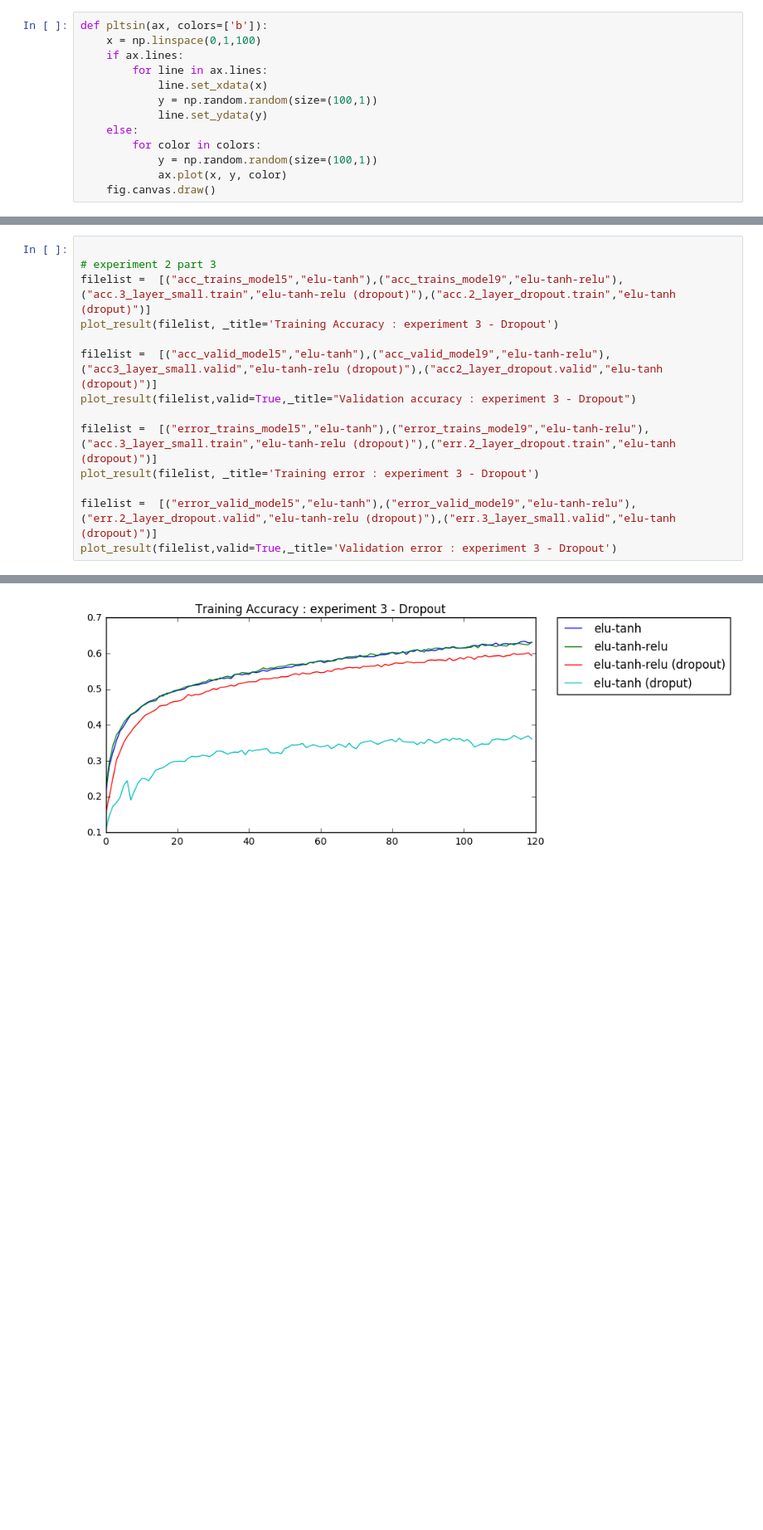
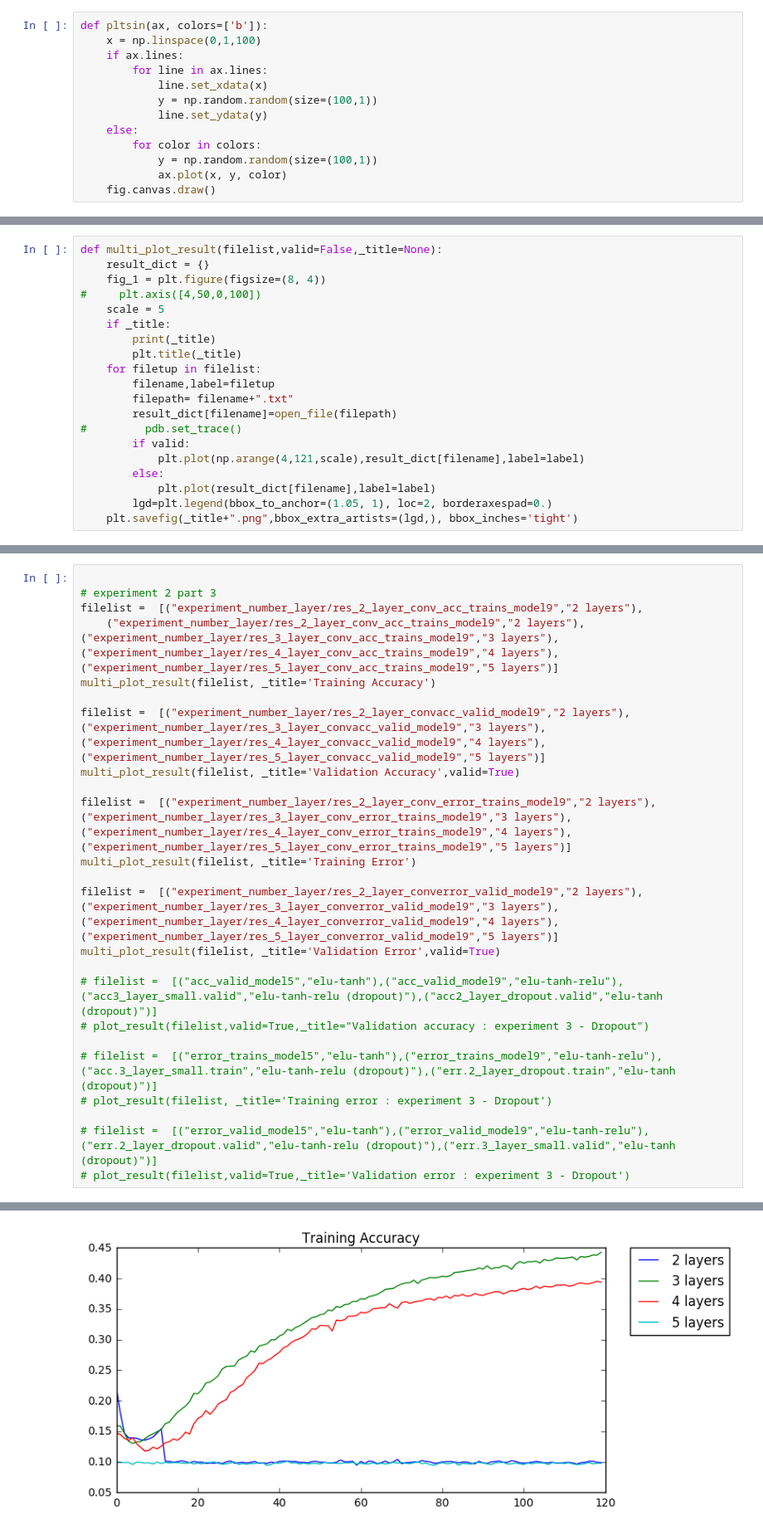
Before and after one commit to syahdeini/machine_learning_practical, a Jupyter notebook: plotting all the list.ipynb, the cells around one changed output, grey strips where cells are left out. Shown: that part at 83% size. Saved outputs shown, nothing was run; the diff lists cells and outputs as text; blank space fills up the shorter version.

Commit message:
plot

```diff
--- a/plotting all the list.ipynb
+++ b/plotting all the list.ipynb
@@ -294,0 +71,20 @@ for filename in filelist:
+# %%
+def multi_plot_result(filelist,valid=False,_title=None):
+    result_dict = {}
+    fig_1 = plt.figure(figsize=(8, 4))
+#     plt.axis([4,50,0,100])
+    scale = 5
+    if _title:
+        print(_title)
+        plt.title(_title)
+    for filetup in filelist:
+        filename,label=filetup
+        filepath= filename+".txt"
+        result_dict[filename]=open_file(filepath)
+#         pdb.set_trace()
+        if valid:
+            plt.plot(np.arange(4,121,scale),result_dict[filename],label=label)
+        else:
+            plt.plot(result_dict[filename],label=label)
+        lgd=plt.legend(bbox_to_anchor=(1.05, 1), loc=2, borderaxespad=0.)
+    plt.savefig(_title+".png",bbox_extra_artists=(lgd,), bbox_inches='tight')
@@ -295,15 +128,25 @@ for filename in filelist:
 # %%
 
 # experiment 2 part 3
-filelist =  [("acc_trains_model5","elu-tanh"),("acc_trains_model9","elu-tanh-relu"),("acc.3_layer_small.train","elu-tanh-relu (dropout)"),("acc.2_layer_dropout.train","elu-tanh (droput)")]
-plot_result(filelist, _title='Training Accuracy : experiment 3 - Dropout')
+filelist =  [("experiment_number_layer/res_2_layer_conv_acc_trains_model9","2 layers"),
+    ("experiment_number_layer/res_2_layer_conv_acc_trains_model9","2 layers"),("experiment_number_layer/res_3_layer_conv_acc_trains_model9","3 layers"),("experiment_number_layer/res_4_layer_conv_acc_trains_model9","4 layers"),("experiment_number_layer/res_5_layer_conv_acc_trains_model9","5 layers")]
+multi_plot_result(filelist, _title='Training Accuracy')
 
-filelist =  [("acc_valid_model5","elu-tanh"),("acc_valid_model9","elu-tanh-relu"),("acc3_layer_small.valid","elu-tanh-relu (dropout)"),("acc2_layer_dropout.valid","elu-tanh (dropout)")]
-plot_result(filelist,valid=True,_title="Validation accuracy : experiment 3 - Dropout")
+filelist =  [("experiment_number_layer/res_2_layer_convacc_valid_model9","2 layers"),("experiment_number_layer/res_3_layer_convacc_valid_model9","3 layers"),("experiment_number_layer/res_4_layer_convacc_valid_model9","4 layers"),("experiment_number_layer/res_5_layer_convacc_valid_model9","5 layers")]
+multi_plot_result(filelist, _title='Validation Accuracy',valid=True)
 
-filelist =  [("error_trains_model5","elu-tanh"),("error_trains_model9","elu-tanh-relu"),("acc.3_layer_small.train","elu-tanh-relu (dropout)"),("err.2_layer_dropout.train","elu-tanh (dropout)")]
-plot_result(filelist, _title='Training error : experiment 3 - Dropout')
+filelist =  [("experiment_number_layer/res_2_layer_conv_error_trains_model9","2 layers"),("experiment_number_layer/res_3_layer_conv_error_trains_model9","3 layers"),("experiment_number_layer/res_4_layer_conv_error_trains_model9","4 layers"),("experiment_number_layer/res_5_layer_conv_error_trains_model9","5 layers")]
+multi_plot_result(filelist, _title='Training Error')
 
-filelist =  [("error_valid_model5","elu-tanh"),("error_valid_model9","elu-tanh-relu"),("err.2_layer_dropout.valid","elu-tanh-relu (dropout)"),("err.3_layer_small.valid","elu-tanh (dropout)")]
-plot_result(filelist,valid=True,_title='Validation error : experiment 3 - Dropout')
+filelist =  [("experiment_number_layer/res_2_layer_converror_valid_model9","2 layers"),("experiment_number_layer/res_3_layer_converror_valid_model9","3 layers"),("experiment_number_layer/res_4_layer_converror_valid_model9","4 layers"),("experiment_number_layer/res_5_layer_converror_valid_model9","5 layers")]
+multi_plot_result(filelist, _title='Validation Error',valid=True)
+
+# filelist =  [("acc_valid_model5","elu-tanh"),("acc_valid_model9","elu-tanh-relu"),("acc3_layer_small.valid","elu-tanh-relu (dropout)"),("acc2_layer_dropout.valid","elu-tanh (dropout)")]
+# plot_result(filelist,valid=True,_title="Validation accuracy : experiment 3 - Dropout")
+
+# filelist =  [("error_trains_model5","elu-tanh"),("error_trains_model9","elu-tanh-relu"),("acc.3_layer_small.train","elu-tanh-relu (dropout)"),("err.2_layer_dropout.train","elu-tanh (dropout)")]
+# plot_result(filelist, _title='Training error : experiment 3 - Dropout')
+
+# filelist =  [("error_valid_model5","elu-tanh"),("error_valid_model9","elu-tanh-relu"),("err.2_layer_dropout.valid","elu-tanh-relu (dropout)"),("err.3_layer_small.valid","elu-tanh (dropout)")]
+# plot_result(filelist,valid=True,_title='Validation error : experiment 3 - Dropout')
 # %% [output]
@@ -314 +157 @@ Validation error : experiment 3 - Dropout
-[figure, old version]
+[figure, new version]
```
Also changed, not shown: parts of 42 cells of this notebook.
